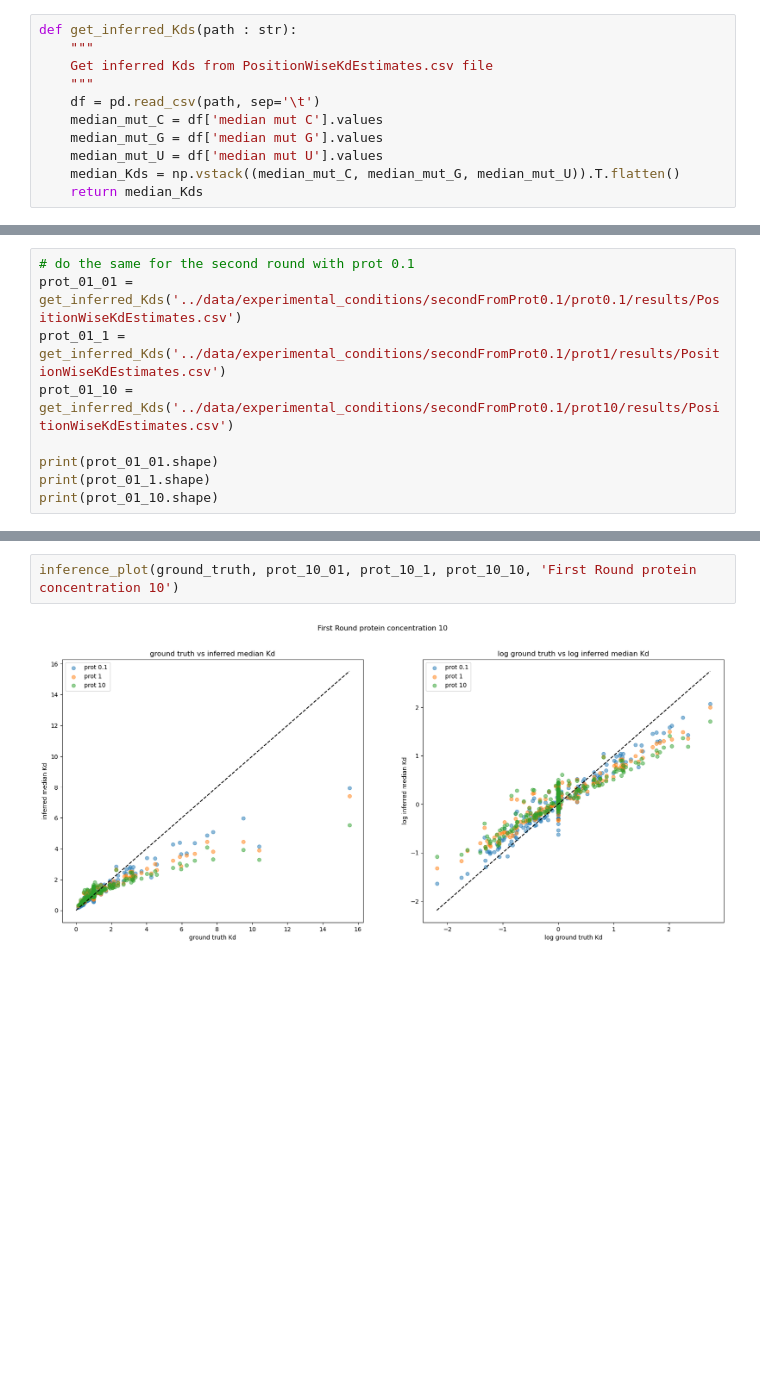
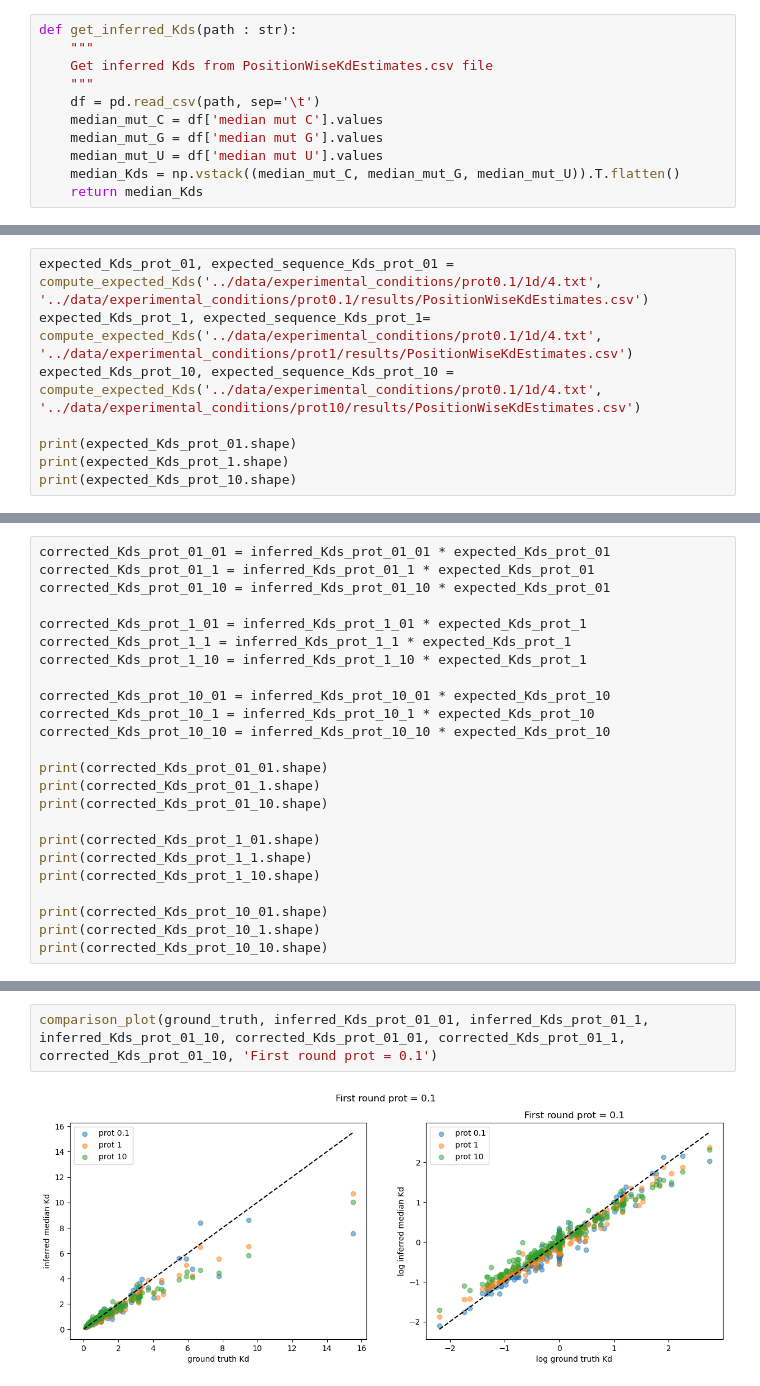
Before and after one commit to JoshuaGensel/dmMIME_correction, a Jupyter notebook: src/simulation_test.ipynb, the cells around one changed output, grey strips where cells are left out. Saved outputs shown, nothing was run; the diff lists cells and outputs as text; blank space fills up the shorter version.

Commit message:
first correction attempt

```diff
--- a/src/simulation_test.ipynb
+++ b/src/simulation_test.ipynb
@@ -66,10 +143,9 @@ plt.show()
 # %%
-# do the same for the second round with prot 0.1
-prot_01_01 = get_inferred_Kds('../data/experimental_conditions/secondFromProt0.1/prot0.1/results/PositionWiseKdEstimates.csv')
-prot_01_1 = get_inferred_Kds('../data/experimental_conditions/secondFromProt0.1/prot1/results/PositionWiseKdEstimates.csv')
-prot_01_10 = get_inferred_Kds('../data/experimental_conditions/secondFromProt0.1/prot10/results/PositionWiseKdEstimates.csv')
+expected_Kds_prot_01, expected_sequence_Kds_prot_01 = compute_expected_Kds('../data/experimental_conditions/prot0.1/1d/4.txt', '../data/experimental_conditions/prot0.1/results/PositionWiseKdEstimates.csv')
+expected_Kds_prot_1, expected_sequence_Kds_prot_1= compute_expected_Kds('../data/experimental_conditions/prot0.1/1d/4.txt', '../data/experimental_conditions/prot1/results/PositionWiseKdEstimates.csv')
+expected_Kds_prot_10, expected_sequence_Kds_prot_10 = compute_expected_Kds('../data/experimental_conditions/prot0.1/1d/4.txt', '../data/experimental_conditions/prot10/results/PositionWiseKdEstimates.csv')
 
-print(prot_01_01.shape)
-print(prot_01_1.shape)
-print(prot_01_10.shape)
+print(expected_Kds_prot_01.shape)
+print(expected_Kds_prot_1.shape)
+print(expected_Kds_prot_10.shape)
 # %% [output]
@@ -76,3 +158,27 @@ print(prot_01_10.shape)
 (300,)
 (300,)
 (300,)
+# %%
+corrected_Kds_prot_01_01 = inferred_Kds_prot_01_01 * expected_Kds_prot_01
+corrected_Kds_prot_01_1 = inferred_Kds_prot_01_1 * expected_Kds_prot_01
+corrected_Kds_prot_01_10 = inferred_Kds_prot_01_10 * expected_Kds_prot_01
+
+corrected_Kds_prot_1_01 = inferred_Kds_prot_1_01 * expected_Kds_prot_1
+corrected_Kds_prot_1_1 = inferred_Kds_prot_1_1 * expected_Kds_prot_1
+corrected_Kds_prot_1_10 = inferred_Kds_prot_1_10 * expected_Kds_prot_1
+
+corrected_Kds_prot_10_01 = inferred_Kds_prot_10_01 * expected_Kds_prot_10
+corrected_Kds_prot_10_1 = inferred_Kds_prot_10_1 * expected_Kds_prot_10
+corrected_Kds_prot_10_10 = inferred_Kds_prot_10_10 * expected_Kds_prot_10
+
+print(corrected_Kds_prot_01_01.shape)
+print(corrected_Kds_prot_01_1.shape)
+print(corrected_Kds_prot_01_10.shape)
+
+print(corrected_Kds_prot_1_01.shape)
+print(corrected_Kds_prot_1_1.shape)
+print(corrected_Kds_prot_1_10.shape)
+
+print(corrected_Kds_prot_10_01.shape)
+print(corrected_Kds_prot_10_1.shape)
+print(corrected_Kds_prot_10_10.shape)
@@ -209,4 +272,4 @@ def inference_plot(ground_truth_Kds : np.array, inferred_Kds_1 : np.array, infer
-# %%
-inference_plot(ground_truth, prot_10_01, prot_10_1, prot_10_10, 'First Round protein concentration 10')
-# %% [output]
-[figure, removed]
+# %%
+comparison_plot(ground_truth, inferred_Kds_prot_01_01, inferred_Kds_prot_01_1, inferred_Kds_prot_01_10, corrected_Kds_prot_01_01, corrected_Kds_prot_01_1, corrected_Kds_prot_01_10, 'First round prot = 0.1')
+# %% [output]
+[figure, added]
```
Also changed, not shown: parts of 14 cells of this notebook.
